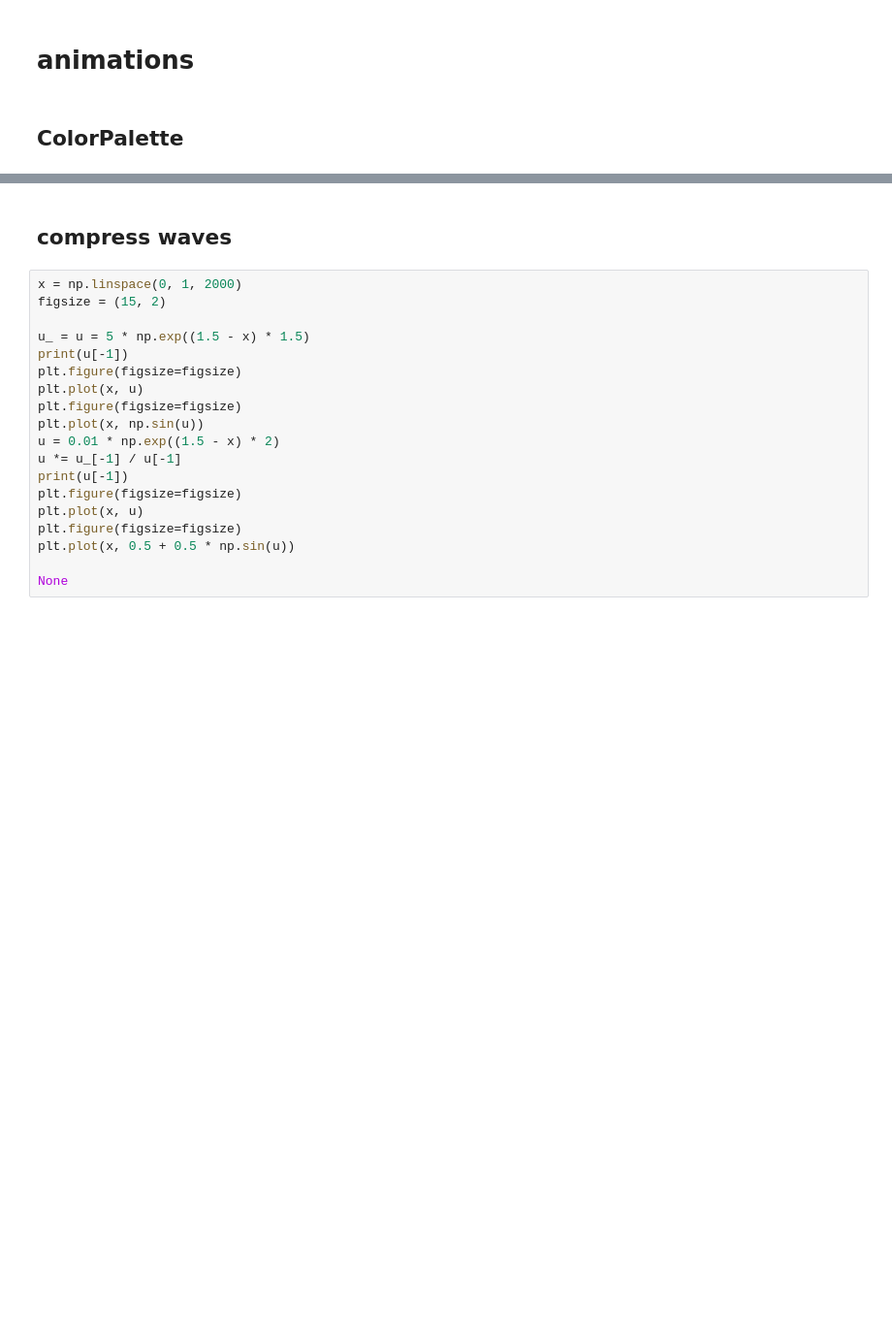
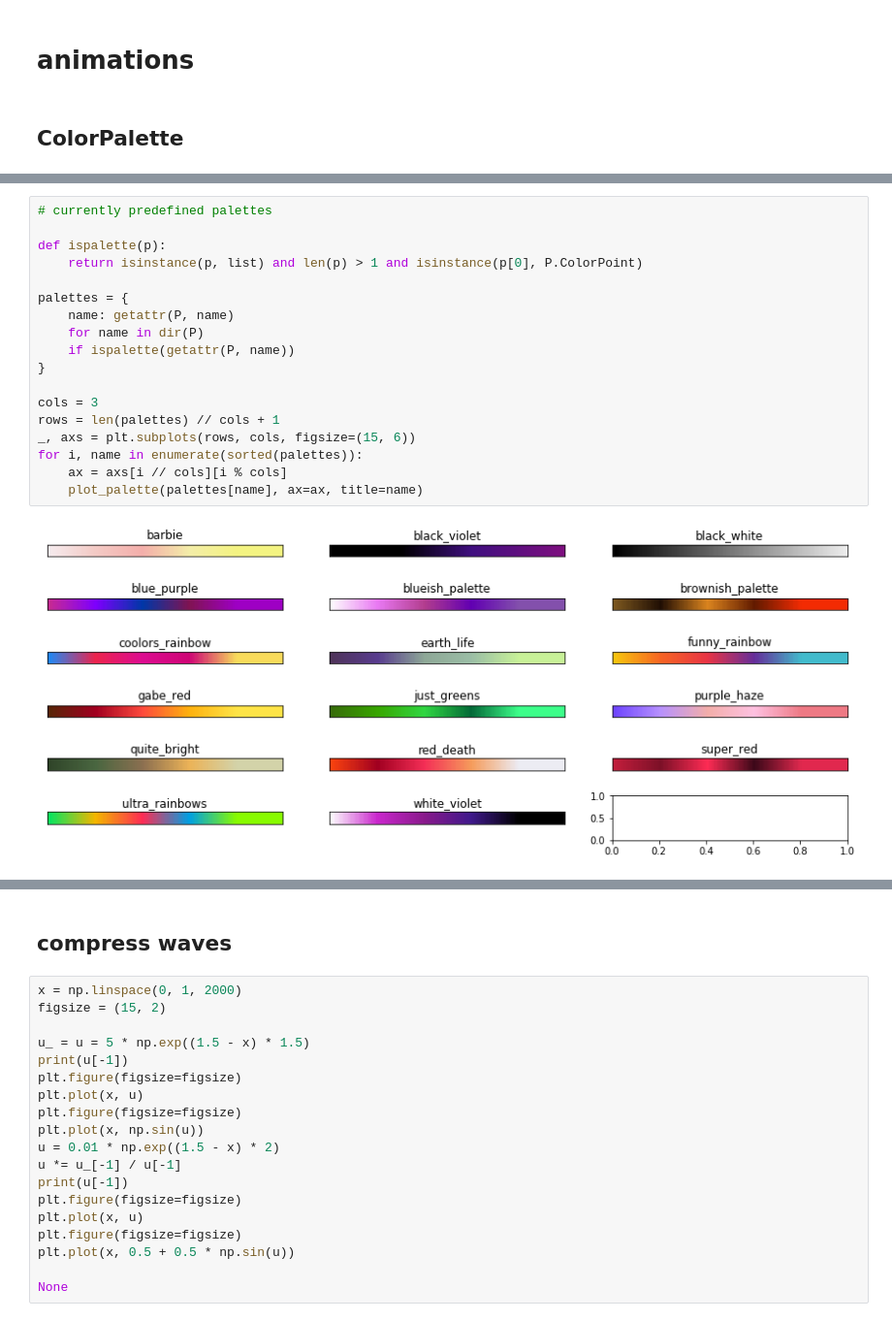
Before and after one commit to nuru-nu/moyo, a Jupyter notebook: notebooks/animations.ipynb, the cells around one changed output, grey strips where cells are left out. Shown at 97% size. Saved outputs shown, nothing was run; the diff lists cells and outputs as text; blank space fills up the shorter version.

```diff
--- a/notebooks/animations.ipynb
+++ b/notebooks/animations.ipynb
@@ -71,0 +71,20 @@ b = gradient_values = a | colors.RedToPalette(cp2)
+# %%
+# currently predefined palettes
+
+def ispalette(p):
+    return isinstance(p, list) and len(p) > 1 and isinstance(p[0], P.ColorPoint)
+
+palettes = {
+    name: getattr(P, name)
+    for name in dir(P)
+    if ispalette(getattr(P, name))
+}
+
+cols = 3
+rows = len(palettes) // cols + 1
+_, axs = plt.subplots(rows, cols, figsize=(15, 6))
+for i, name in enumerate(sorted(palettes)):
+    ax = axs[i // cols][i % cols]
+    plot_palette(palettes[name], ax=ax, title=name)
+# %% [output]
+[figure, added]
```
Also changed, not shown: parts of 17 cells of this notebook, 2 other files.
